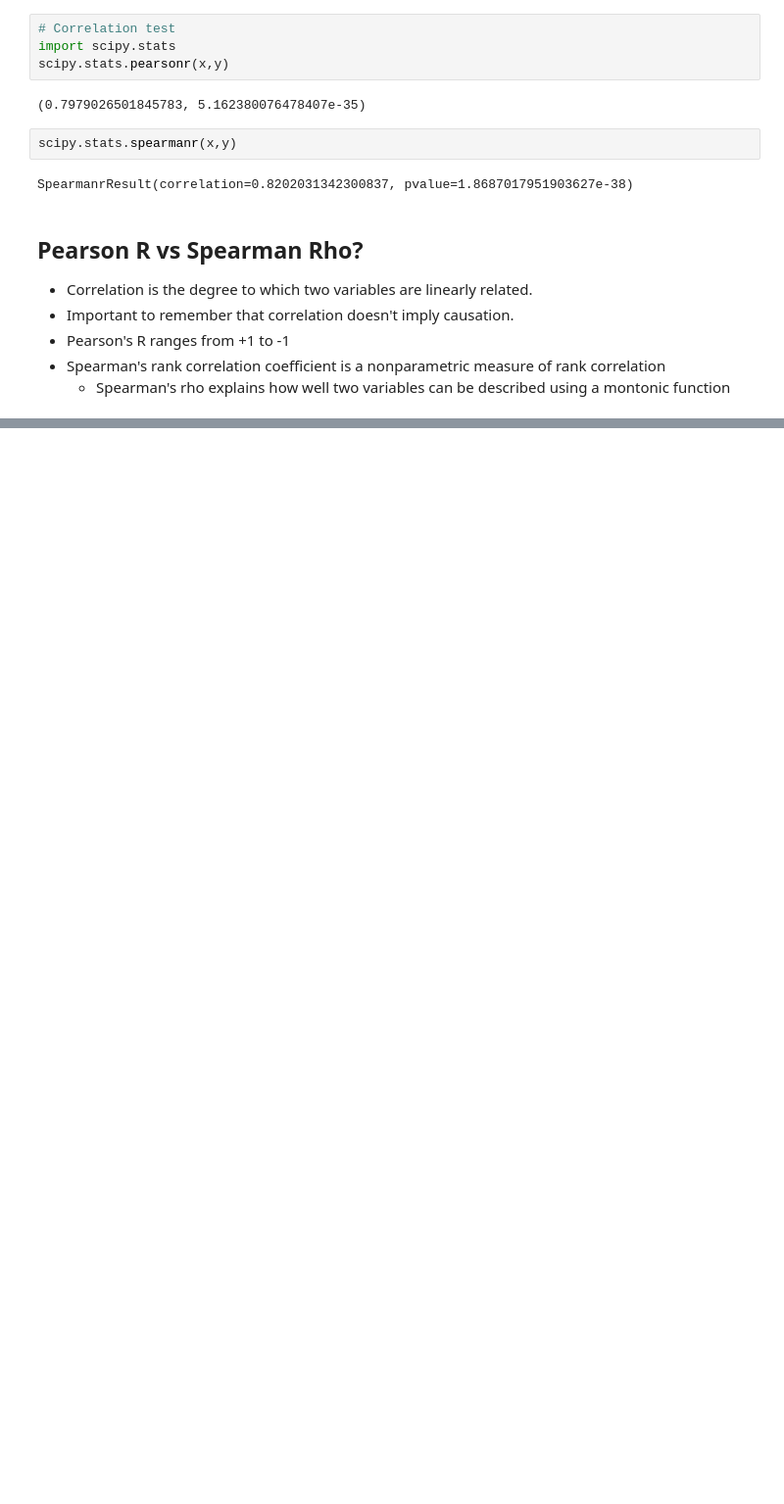
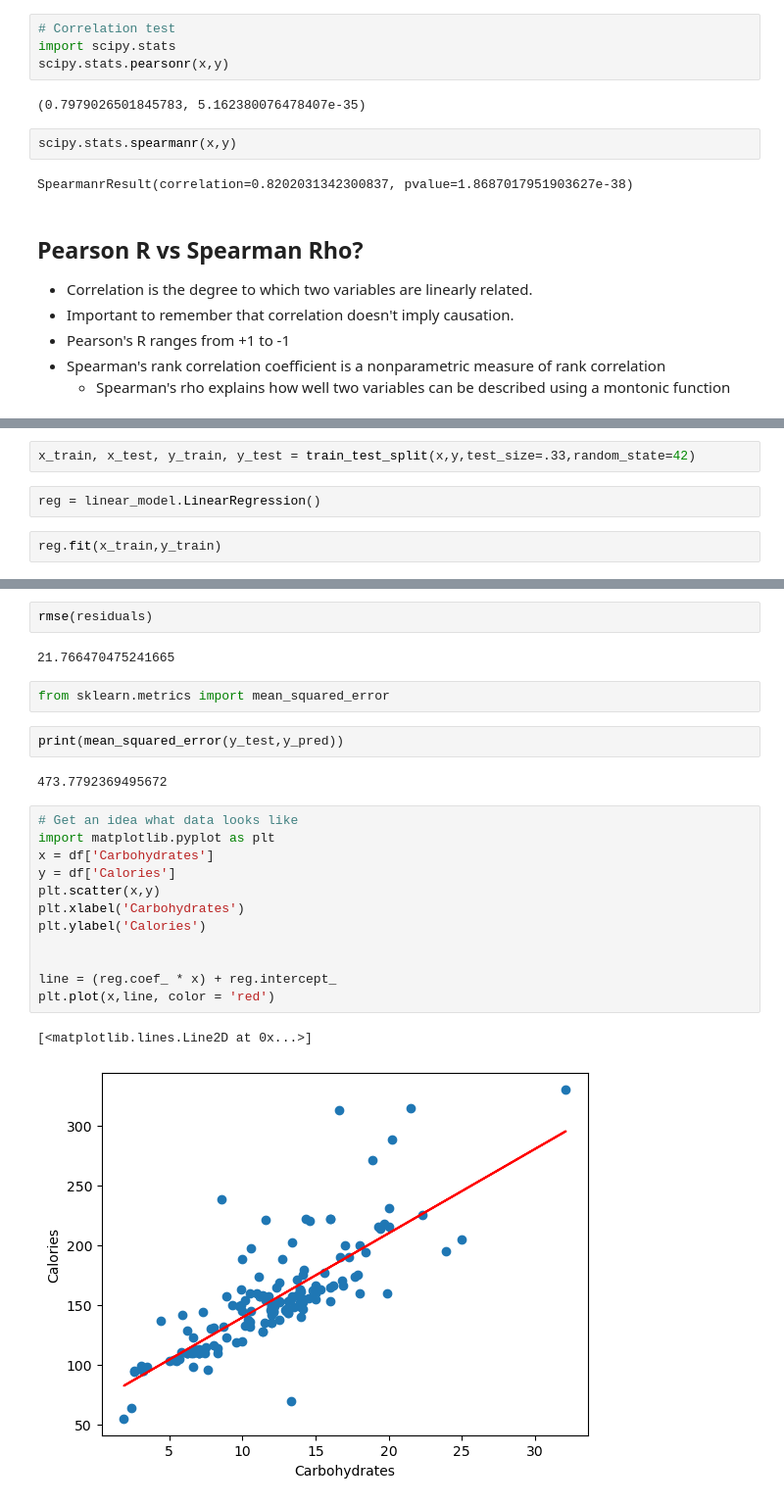
Before and after one commit to maxmatkovski/Regression, a Jupyter notebook: Linear Regression.ipynb, the cells around one changed output, grey strips where cells are left out. Shown at 98% size. Drawn from its saved outputs; the diff is of its cells as text; blank space fills up the shorter version.

```diff
--- a/Linear Regression.ipynb
+++ b/Linear Regression.ipynb
@@ -62,0 +122,6 @@ SpearmanrResult(correlation=0.8202031342300837, pvalue=1.8687017951903627e-38)
+# %%
+x_train, x_test, y_train, y_test = train_test_split(x,y,test_size=.33,random_state=42)
+# %%
+reg = linear_model.LinearRegression()
+# %%
+reg.fit(x_train,y_train)
@@ -62,0 +186,25 @@ SpearmanrResult(correlation=0.8202031342300837, pvalue=1.8687017951903627e-38)
+# %%
+rmse(residuals)
+# %% [output]
+21.766470475241665
+# %%
+from sklearn.metrics import mean_squared_error
+# %%
+print(mean_squared_error(y_test,y_pred))
+# %% [output]
+473.7792369495672
+# %%
+# Get an idea what data looks like
+import matplotlib.pyplot as plt
+x = df['Carbohydrates']
+y = df['Calories']
+plt.scatter(x,y)
+plt.xlabel('Carbohydrates')
+plt.ylabel('Calories')
+
+
+line = (reg.coef_ * x) + reg.intercept_
+plt.plot(x,line, color = 'red')
+# %% [output]
+[<matplotlib.lines.Line2D at 0x...>]
+[figure, added]
```
Also changed, not shown: parts of 25 cells of this notebook, 2 other files.
